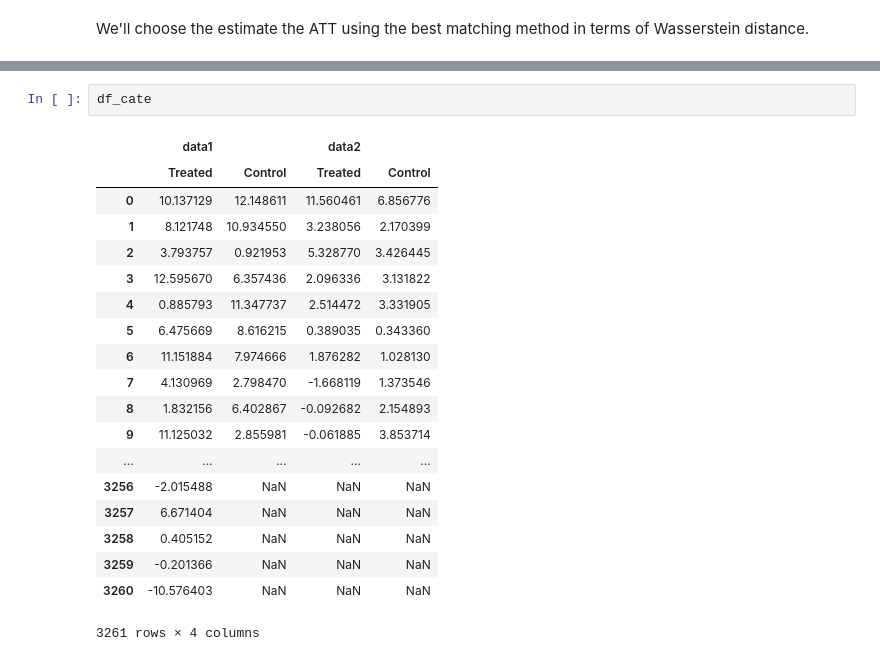
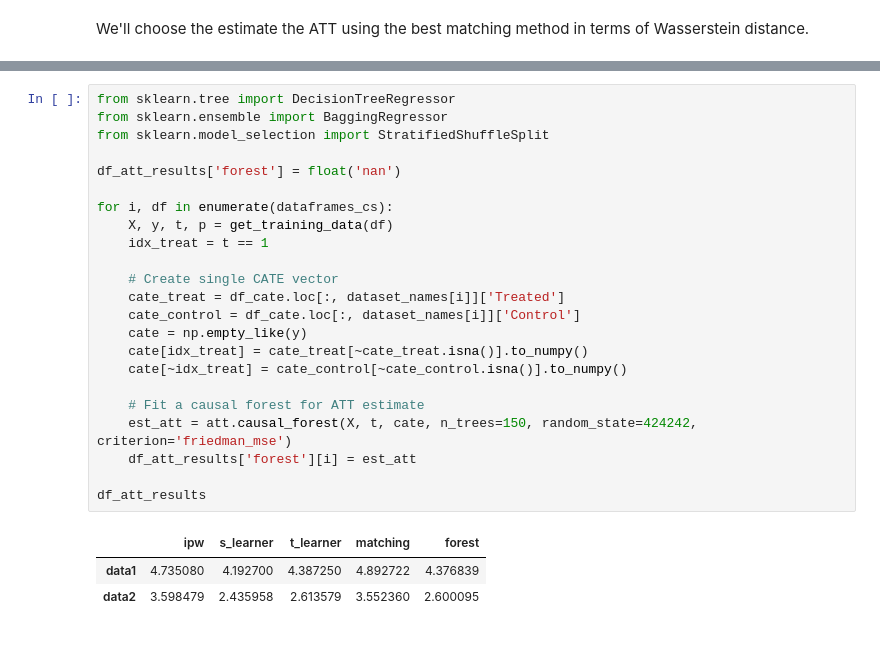
Before and after one commit to avivrosenberg/causal-inference-hw, a Jupyter notebook: hw3/hw3.ipynb, the cells around one changed output, grey strips where cells are left out. Drawn from its saved outputs; the diff is of its cells as text.

Commit message:
hw3: Implement causal forest ATT estimation

```diff
--- a/hw3/hw3.ipynb
+++ b/hw3/hw3.ipynb
@@ -887,22 +888,27 @@ for i, df in enumerate(dataframes_cs):
-# %%
-df_cate
-# %% [output]
-|  | data1 |  | data2 |  |
-|  | Treated | Control | Treated | Control |
-| 0 | 10.137129 | 12.148611 | 11.560461 | 6.856776 |
-| 1 | 8.121748 | 10.934550 | 3.238056 | 2.170399 |
-| 2 | 3.793757 | 0.921953 | 5.328770 | 3.426445 |
-| 3 | 12.595670 | 6.357436 | 2.096336 | 3.131822 |
-| 4 | 0.885793 | 11.347737 | 2.514472 | 3.331905 |
-| 5 | 6.475669 | 8.616215 | 0.389035 | 0.343360 |
-| 6 | 11.151884 | 7.974666 | 1.876282 | 1.028130 |
-| 7 | 4.130969 | 2.798470 | -1.668119 | 1.373546 |
-| 8 | 1.832156 | 6.402867 | -0.092682 | 2.154893 |
-| 9 | 11.125032 | 2.855981 | -0.061885 | 3.853714 |
-| ... | ... | ... | ... | ... |
-| 3256 | -2.015488 | NaN | NaN | NaN |
-| 3257 | 6.671404 | NaN | NaN | NaN |
-| 3258 | 0.405152 | NaN | NaN | NaN |
-| 3259 | -0.201366 | NaN | NaN | NaN |
-| 3260 | -10.576403 | NaN | NaN | NaN |
-3261 rows × 4 columns
+# %%
+from sklearn.tree import DecisionTreeRegressor
+from sklearn.ensemble import BaggingRegressor
+from sklearn.model_selection import StratifiedShuffleSplit
+
+df_att_results['forest'] = float('nan')
+
+for i, df in enumerate(dataframes_cs):
+    X, y, t, p = get_training_data(df)
+    idx_treat = t == 1
+
+    # Create single CATE vector
+    cate_treat = df_cate.loc[:, dataset_names[i]]['Treated']
+    cate_control = df_cate.loc[:, dataset_names[i]]['Control']
+    cate = np.empty_like(y)
+    cate[idx_treat] = cate_treat[~cate_treat.isna()].to_numpy()
+    cate[~idx_treat] = cate_control[~cate_control.isna()].to_numpy()
+
+    # Fit a causal forest for ATT estimate
+    est_att = att.causal_forest(X, t, cate, n_trees=150, random_state=424242, criterion='friedman_mse')
+    df_att_results['forest'][i] = est_att
+
+df_att_results
+# %% [output]
+|  | ipw | s_learner | t_learner | matching | forest |
+| data1 | 4.735080 | 4.192700 | 4.387250 | 4.892722 | 4.376839 |
+| data2 | 3.598479 | 2.435958 | 2.613579 | 3.552360 | 2.600095 |
```
Also changed, not shown: parts of 15 cells of this notebook, 1 other file.
